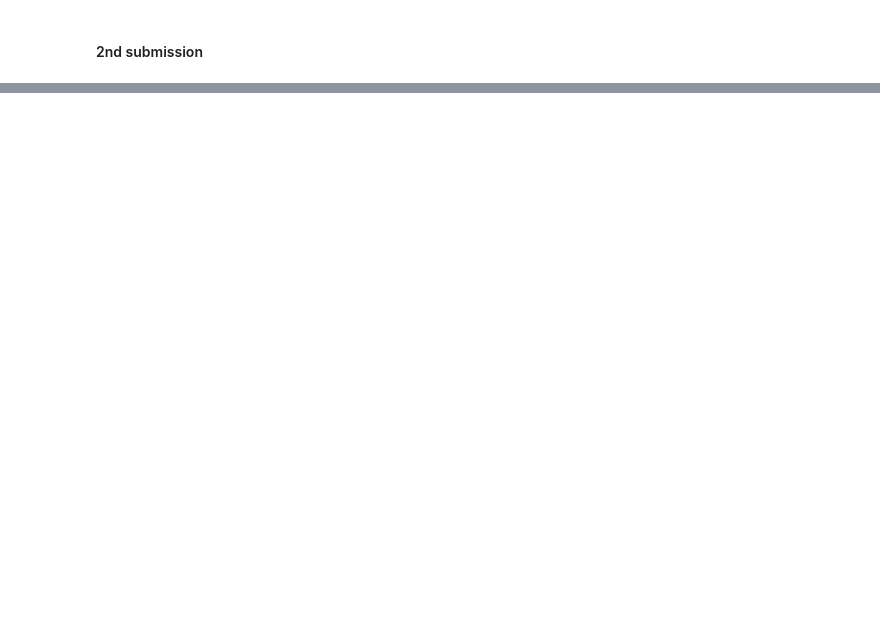
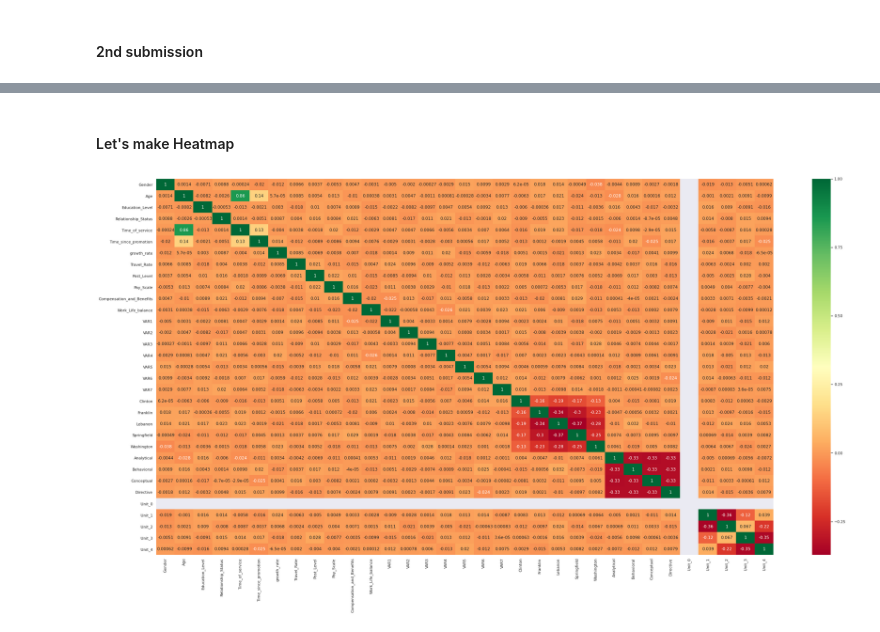
Before and after one commit to samacker77/Are-you-leaving, a Jupyter notebook: notebook.ipynb, the cells around one changed output, grey strips where cells are left out. Cells and saved outputs as stored; diff of their text form; code cells hidden in the pictures; blank space fills up the shorter version.

```diff
--- a/notebook.ipynb
+++ b/notebook.ipynb
@@ -481,0 +575,10 @@ dtype: float64
+# %% [markdown]
+#### Let's make Heatmap
+# %%
+corrmat = train_df.corr()
+top_corr_features = corrmat.index
+plt.figure(figsize=(40,20))
+#plot heat map
+g=sns.heatmap(train_df[top_corr_features].corr(),annot=True,cmap="RdYlGn")
+# %% [output]
+[figure, added]
```
Also changed, not shown: parts of 40 cells of this notebook, 4 other files.
